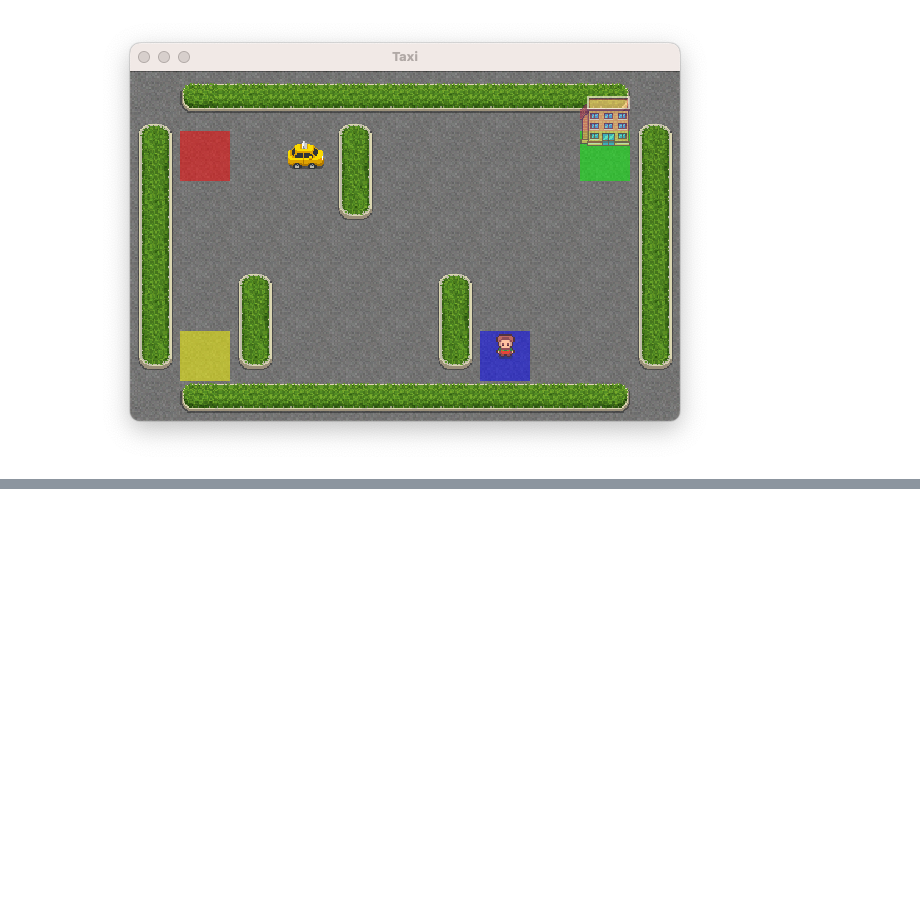
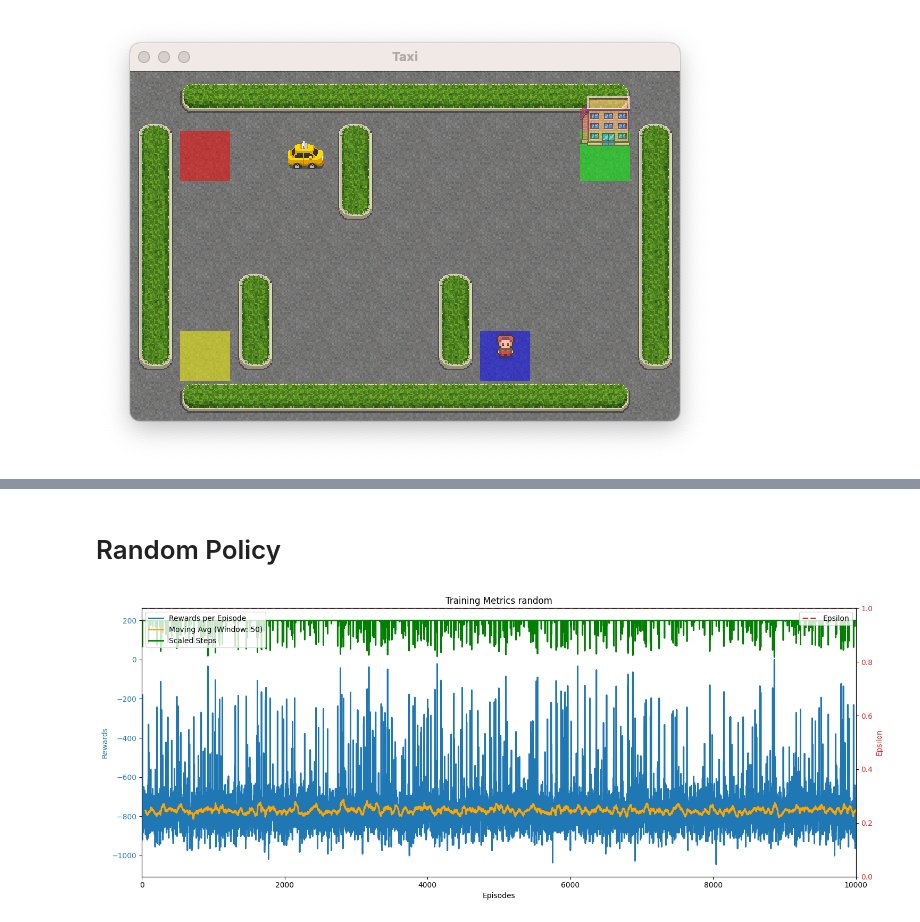
Before and after one commit to SeanMarcusJensen/ACIT4610_Portifolio_KMHS, a Jupyter notebook: problem_4/main.ipynb, the cells around one changed output, grey strips where cells are left out. Saved outputs shown, nothing was run; the diff lists cells and outputs as text; code cells hidden in the pictures; blank space fills up the shorter version.

```diff
--- a/problem_4/main.ipynb
+++ b/problem_4/main.ipynb
@@ -61,0 +112,8 @@ Image(filename='./static/Environment.png')
+# %%
+metrics = AgentMetricsComparer(dir_name='static/metrics')
+# %% [markdown]
+# Random Policy
+# %%
+metrics.plot('random')
+# %% [output]
+[figure, added]
```
Also changed, not shown: parts of 28 cells of this notebook, 27 other files.
